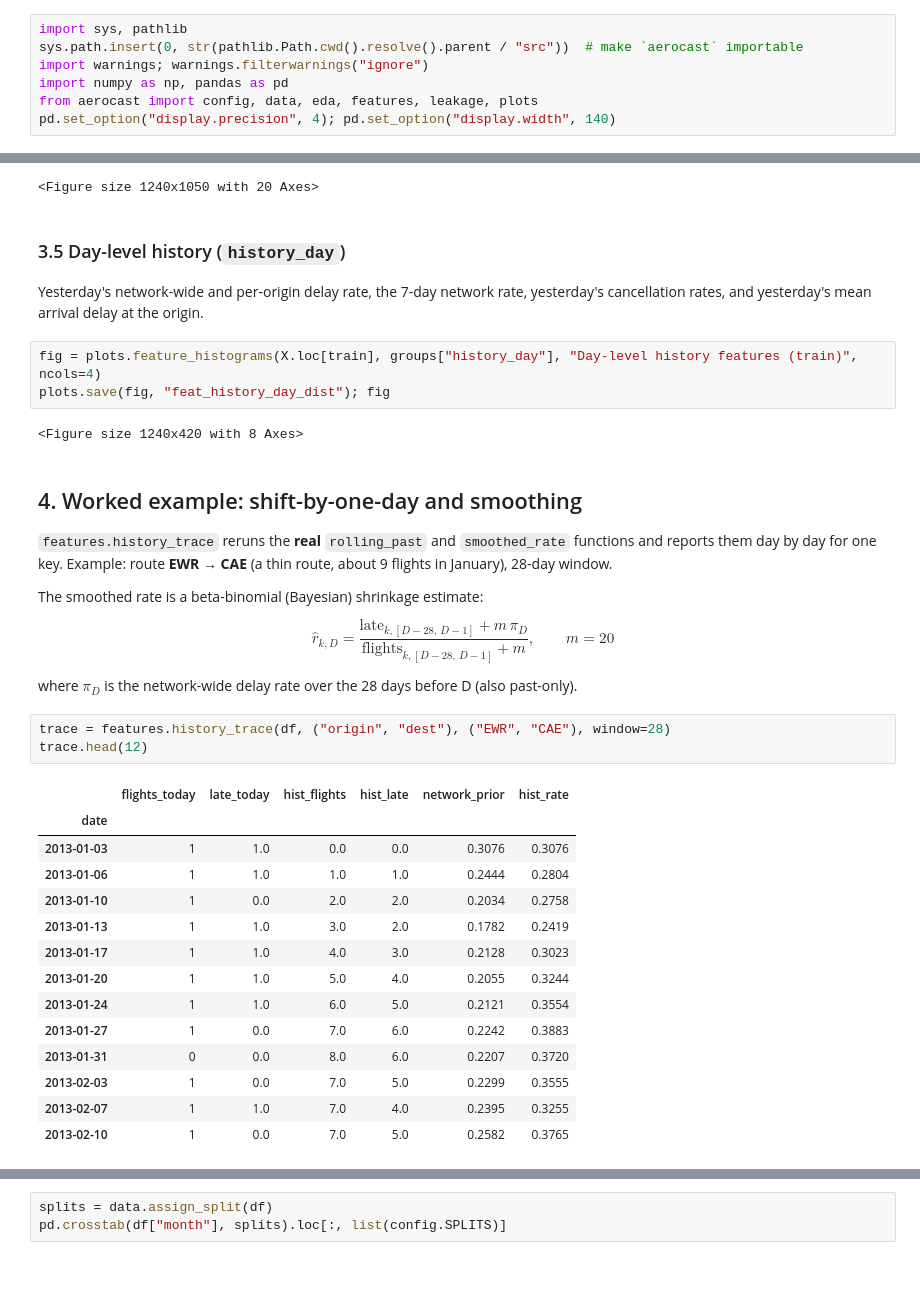
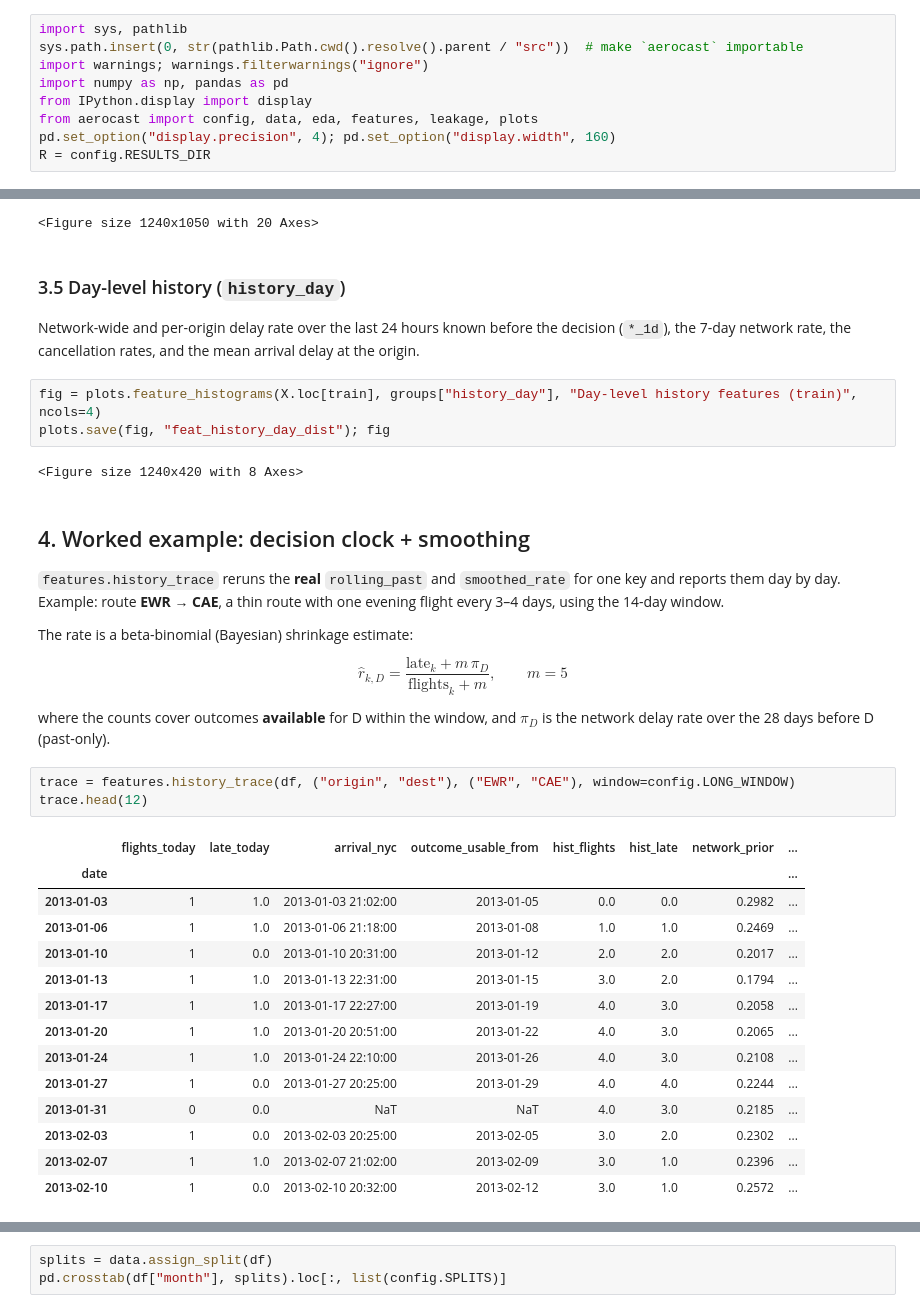
Before and after one commit to nipun1803/AeroCast-AI, a Jupyter notebook: notebooks/02_feature_engineering.ipynb, the cells around one changed output, grey strips where cells are left out. Saved outputs shown, nothing was run; the diff lists cells and outputs as text; blank space fills up the shorter version.

```diff
--- a/notebooks/02_feature_engineering.ipynb
+++ b/notebooks/02_feature_engineering.ipynb
@@ -14,5 +14,7 @@ import sys, pathlib
 sys.path.insert(0, str(pathlib.Path.cwd().resolve().parent / "src"))  # make `aerocast` importable
 import warnings; warnings.filterwarnings("ignore")
 import numpy as np, pandas as pd
+from IPython.display import display
 from aerocast import config, data, eda, features, leakage, plots
-pd.set_option("display.precision", 4); pd.set_option("display.width", 140)
+pd.set_option("display.precision", 4); pd.set_option("display.width", 160)
+R = config.RESULTS_DIR
@@ -96,37 +122,37 @@ plots.save(fig, "feat_history_entity_dist"); fig
 <Figure size 1240x1050 with 20 Axes>
 # %% [markdown]
 ### 3.5 Day-level history (`history_day`)
-Yesterday's network-wide and per-origin delay rate, the 7-day network rate, yesterday's cancellation rates, and yesterday's mean arrival delay at the origin.
+Network-wide and per-origin delay rate over the last 24 hours known before the decision (`*_1d`), the 7-day network rate, the cancellation rates, and the mean arrival delay at the origin.
 # %%
 fig = plots.feature_histograms(X.loc[train], groups["history_day"], "Day-level history features (train)", ncols=4)
 plots.save(fig, "feat_history_day_dist"); fig
 # %% [output]
 <Figure size 1240x420 with 8 Axes>
 # %% [markdown]
-## 4. Worked example: shift-by-one-day and smoothing
+## 4. Worked example: decision clock + smoothing
 
-`features.history_trace` reruns the **real** `rolling_past` and `smoothed_rate` functions and reports them day by day for one key. Example: route **EWR → CAE** (a thin route, about 9 flights in January), 28-day window.
+`features.history_trace` reruns the **real** `rolling_past` and `smoothed_rate` for one key and reports them day by day. Example: route **EWR → CAE**, a thin route with one evening flight every 3–4 days, using the 14-day window.
 
-The smoothed rate is a beta-binomial (Bayesian) shrinkage estimate:
+The rate is a beta-binomial (Bayesian) shrinkage estimate:
 
-$$\hat r_{k,D} = \frac{\text{late}_{k,[D-28,\,D-1]} + m\,\pi_D}{\text{flights}_{k,[D-28,\,D-1]} + m}, \qquad m = 20$$
+$$\hat r_{k,D} = \frac{\text{late}_k + m\,\pi_D}{\text{flights}_k + m}, \qquad m = 5$$
 
-where $\pi_D$ is the network-wide delay rate over the 28 days before D (also past-only).
+where the counts cover outcomes **available** for D within the window, and $\pi_D$ is the network delay rate over the 28 days before D (past-only).
 # %%
-trace = features.history_trace(df, ("origin", "dest"), ("EWR", "CAE"), window=28)
+trace = features.history_trace(df, ("origin", "dest"), ("EWR", "CAE"), window=config.LONG_WINDOW)
 trace.head(12)
 # %% [output]
-|  | flights_today | late_today | hist_flights | hist_late | network_prior | hist_rate |
-| date |  |  |  |  |  |  |
-| 2013-01-03 | 1 | 1.0 | 0.0 | 0.0 | 0.3076 | 0.3076 |
-| 2013-01-06 | 1 | 1.0 | 1.0 | 1.0 | 0.2444 | 0.2804 |
-| 2013-01-10 | 1 | 0.0 | 2.0 | 2.0 | 0.2034 | 0.2758 |
-| 2013-01-13 | 1 | 1.0 | 3.0 | 2.0 | 0.1782 | 0.2419 |
-| 2013-01-17 | 1 | 1.0 | 4.0 | 3.0 | 0.2128 | 0.3023 |
-| 2013-01-20 | 1 | 1.0 | 5.0 | 4.0 | 0.2055 | 0.3244 |
-| 2013-01-24 | 1 | 1.0 | 6.0 | 5.0 | 0.2121 | 0.3554 |
-| 2013-01-27 | 1 | 0.0 | 7.0 | 6.0 | 0.2242 | 0.3883 |
-| 2013-01-31 | 0 | 0.0 | 8.0 | 6.0 | 0.2207 | 0.3720 |
-| 2013-02-03 | 1 | 0.0 | 7.0 | 5.0 | 0.2299 | 0.3555 |
-| 2013-02-07 | 1 | 1.0 | 7.0 | 4.0 | 0.2395 | 0.3255 |
-| 2013-02-10 | 1 | 0.0 | 7.0 | 5.0 | 0.2582 | 0.3765 |
+|  | flights_today | late_today | arrival_nyc | outcome_usable_from | hist_flights | hist_late | network_prior | ... |
+| date |  |  |  |  |  |  |  | ... |
+| 2013-01-03 | 1 | 1.0 | 2013-01-03 21:02:00 | 2013-01-05 | 0.0 | 0.0 | 0.2982 | ... |
+| 2013-01-06 | 1 | 1.0 | 2013-01-06 21:18:00 | 2013-01-08 | 1.0 | 1.0 | 0.2469 | ... |
+| 2013-01-10 | 1 | 0.0 | 2013-01-10 20:31:00 | 2013-01-12 | 2.0 | 2.0 | 0.2017 | ... |
+| 2013-01-13 | 1 | 1.0 | 2013-01-13 22:31:00 | 2013-01-15 | 3.0 | 2.0 | 0.1794 | ... |
+| 2013-01-17 | 1 | 1.0 | 2013-01-17 22:27:00 | 2013-01-19 | 4.0 | 3.0 | 0.2058 | ... |
+| 2013-01-20 | 1 | 1.0 | 2013-01-20 20:51:00 | 2013-01-22 | 4.0 | 3.0 | 0.2065 | ... |
+| 2013-01-24 | 1 | 1.0 | 2013-01-24 22:10:00 | 2013-01-26 | 4.0 | 3.0 | 0.2108 | ... |
+| 2013-01-27 | 1 | 0.0 | 2013-01-27 20:25:00 | 2013-01-29 | 4.0 | 4.0 | 0.2244 | ... |
+| 2013-01-31 | 0 | 0.0 | NaT | NaT | 4.0 | 3.0 | 0.2185 | ... |
+| 2013-02-03 | 1 | 0.0 | 2013-02-03 20:25:00 | 2013-02-05 | 3.0 | 2.0 | 0.2302 | ... |
+| 2013-02-07 | 1 | 1.0 | 2013-02-07 21:02:00 | 2013-02-09 | 3.0 | 1.0 | 0.2396 | ... |
+| 2013-02-10 | 1 | 0.0 | 2013-02-10 20:32:00 | 2013-02-12 | 3.0 | 1.0 | 0.2572 | ... |
```
Also changed, not shown: parts of 41 cells of this notebook, 24 other files.
